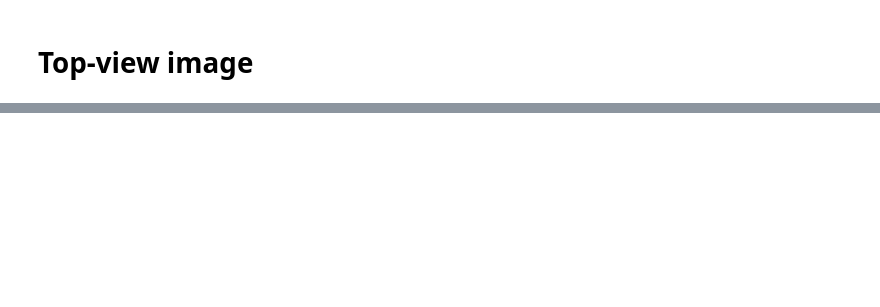
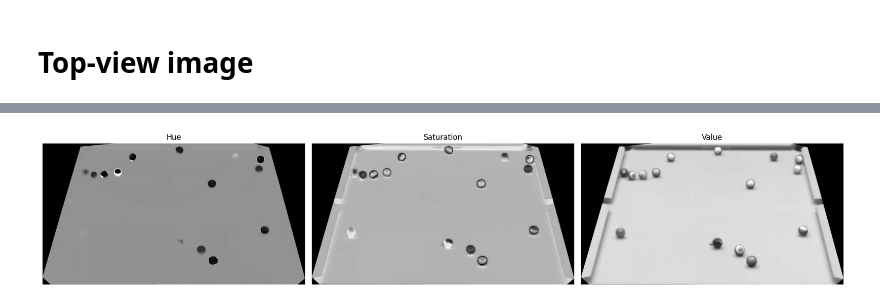
Before and after one commit to mansur-mustafin/Classical-CV-PoolBallDetection, a Jupyter notebook: notebooks/03-balls-detection.ipynb, the cells around one changed output, grey strips where cells are left out. Drawn from its saved outputs; the diff is of its cells as text; code cells hidden in the pictures; blank space fills up the shorter version.

```diff
--- a/notebooks/03-balls-detection.ipynb
+++ b/notebooks/03-balls-detection.ipynb
@@ -108,0 +110,10 @@ plt.show()
+# %%
+fig, axes = plt.subplots(1, 3, figsize=(18, 5))
+for i, (ax, title) in enumerate(zip(axes, ['Hue', 'Saturation', 'Value'])):
+    ax.imshow(hsv_crop[:,:,i], cmap='gray')
+    ax.set_title(title)
+    ax.axis('off')
+plt.tight_layout()
+plt.show()
+# %% [output]
+[figure, added]
```
Also changed, not shown: parts of 8 cells of this notebook.
